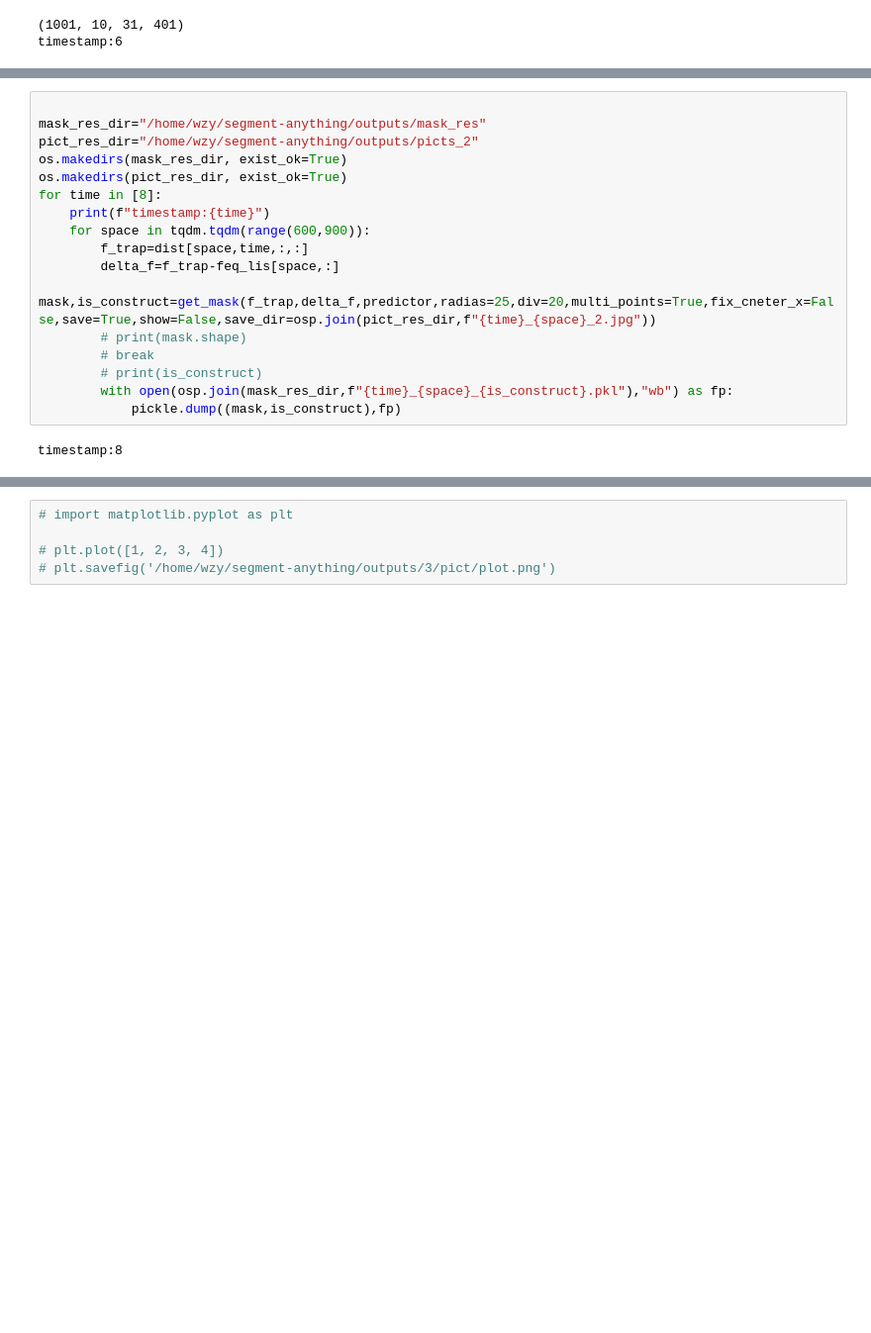
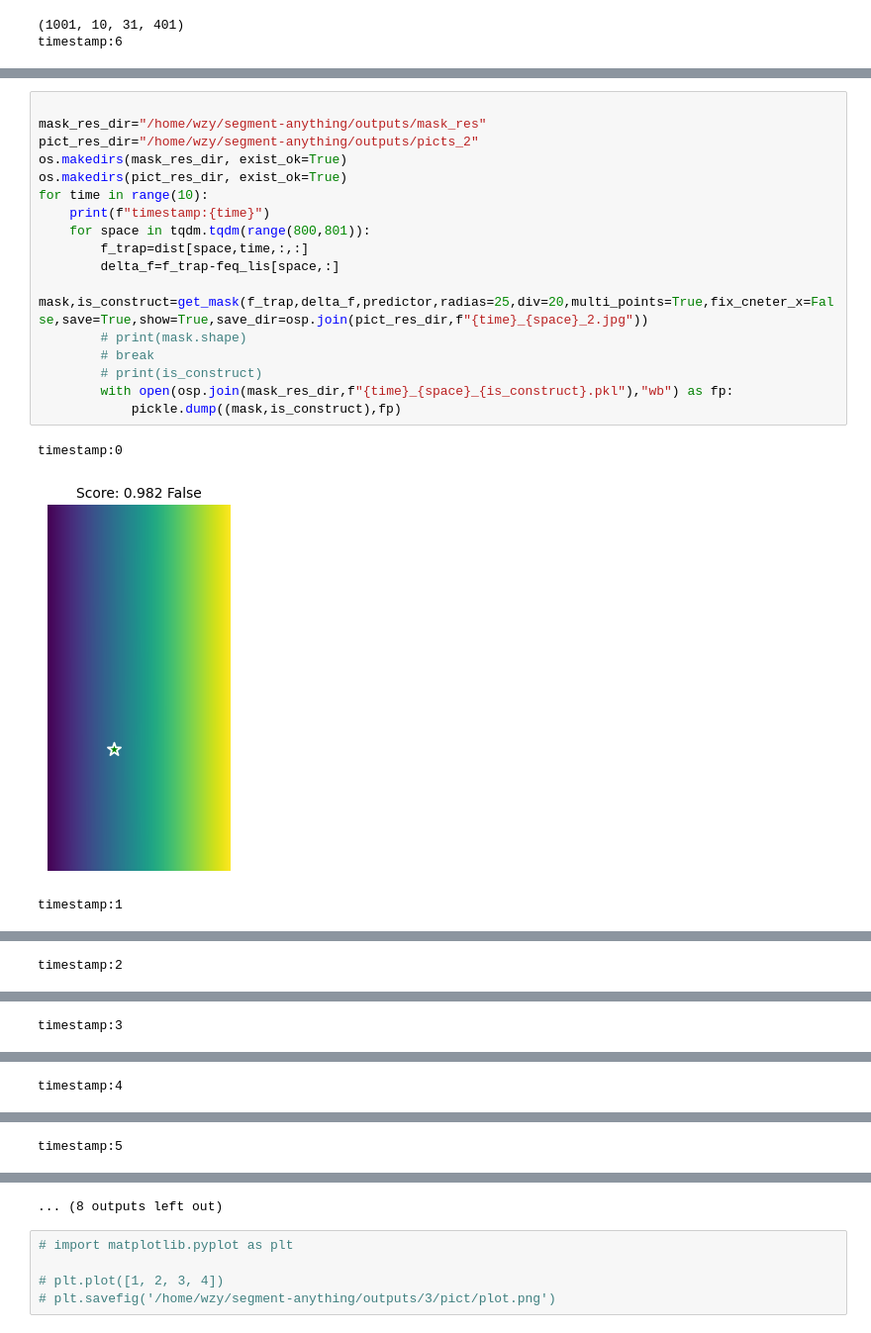
Before and after one commit to jobswei/SAM-for-plasma-hole, a Jupyter notebook: tools/data_deal_publish-v3.ipynb, the cells around one changed output, grey strips where cells are left out. Shown: that part at 99% size. Drawn from its saved outputs; the diff is of its cells as text; blank space fills up the shorter version.

```diff
--- a/tools/data_deal_publish-v3.ipynb
+++ b/tools/data_deal_publish-v3.ipynb
@@ -327,19 +327,21 @@ dist.shape
 # %%
 
 mask_res_dir="/home/wzy/segment-anything/outputs/mask_res"
 pict_res_dir="/home/wzy/segment-anything/outputs/picts_2"
 os.makedirs(mask_res_dir, exist_ok=True)
 os.makedirs(pict_res_dir, exist_ok=True)
-for time in [8]:
+for time in range(10):
     print(f"timestamp:{time}")
-    for space in tqdm.tqdm(range(600,900)):
+    for space in tqdm.tqdm(range(800,801)):
         f_trap=dist[space,time,:,:]
         delta_f=f_trap-feq_lis[space,:]
-        mask,is_construct=get_mask(f_trap,delta_f,predictor,radias=25,div=20,multi_points=True,fix_cneter_x=False,save=True,show=False,save_dir=osp.join(pict_res_dir,f"{time}_{space}_2.jpg"))
+        mask,is_construct=get_mask(f_trap,delta_f,predictor,radias=25,div=20,multi_points=True,fix_cneter_x=False,save=True,show=True,save_dir=osp.join(pict_res_dir,f"{time}_{space}_2.jpg"))
         # print(mask.shape)
         # break
         # print(is_construct)
         with open(osp.join(mask_res_dir,f"{time}_{space}_{is_construct}.pkl"),"wb") as fp:
             pickle.dump((mask,is_construct),fp)
 # %% [output]
-timestamp:8
+timestamp:0
+[figure, added]
+timestamp:1
@@ -345,0 +349 @@ timestamp:8
+timestamp:2
@@ -345,0 +351 @@ timestamp:8
+timestamp:3
@@ -345,0 +353 @@ timestamp:8
+timestamp:4
@@ -345,0 +355 @@ timestamp:8
+timestamp:5
@@ -346,3 +357,4 @@ timestamp:8
+... (8 outputs left out)
 # %%
 # import matplotlib.pyplot as plt
 
```
Also changed, not shown: parts of 3 cells of this notebook, 4 other files.
